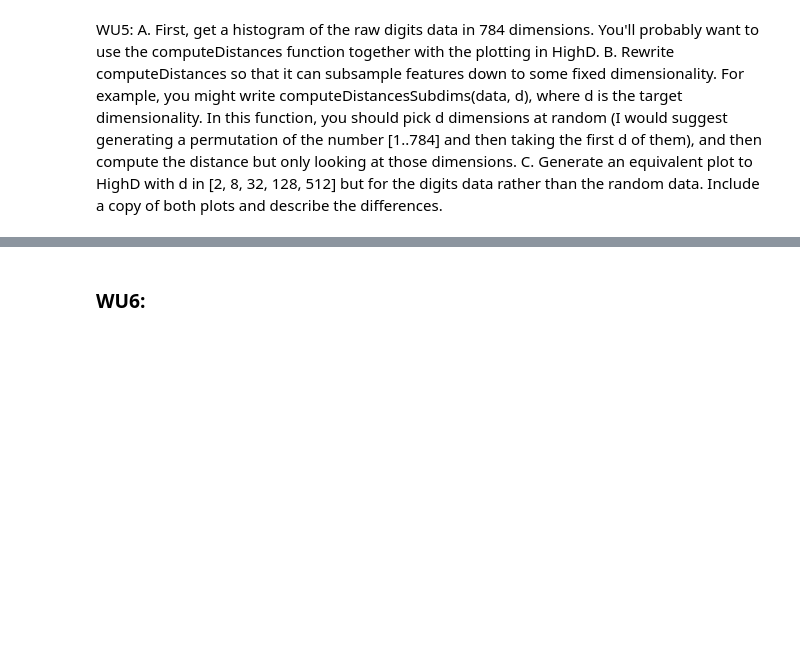
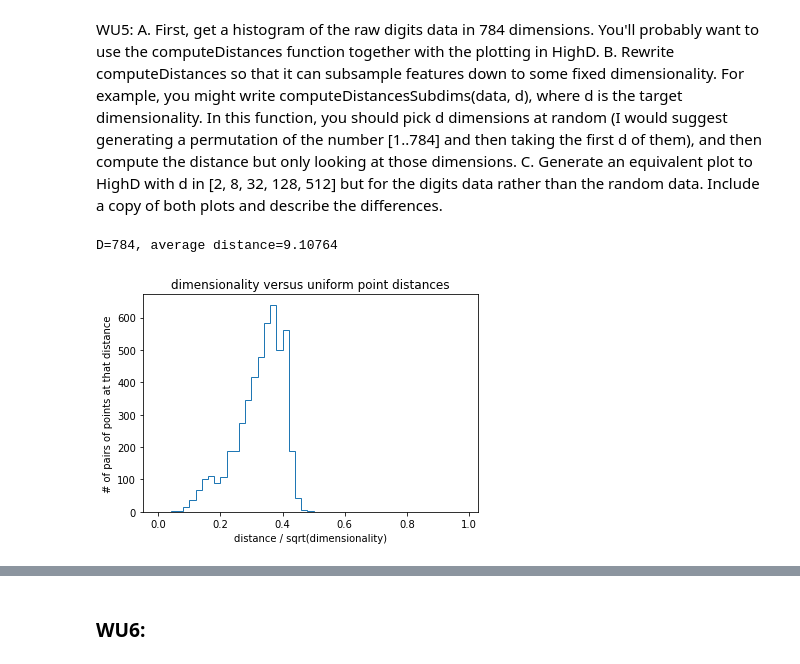
Before and after one commit to chickendreanso/cmsc-422-introduction-to-machine-learning, a Jupyter notebook: p1/WU.ipynb, the cells around one changed output, grey strips where cells are left out. Saved outputs shown, nothing was run; the diff lists cells and outputs as text; code cells hidden in the pictures; blank space fills up the shorter version.

```diff
--- a/p1/WU.ipynb
+++ b/p1/WU.ipynb
@@ -148,3 +152,29 @@ Training accuracy 0.92, test accuracy 0.92
 ### WU5:
 # %% [markdown]
 WU5: A. First, get a histogram of the raw digits data in 784 dimensions. You'll probably want to use the computeDistances function together with the plotting in HighD. B. Rewrite computeDistances so that it can subsample features down to some fixed dimensionality. For example, you might write computeDistancesSubdims(data, d), where d is the target dimensionality. In this function, you should pick d dimensions at random (I would suggest generating a permutation of the number [1..784] and then taking the first d of them), and then compute the distance but only looking at those dimensions. C. Generate an equivalent plot to HighD with d in [2, 8, 32, 128, 512] but for the digits data rather than the random data. Include a copy of both plots and describe the differences.
+# %%
+import HighD
+from numpy import *
+import matplotlib.pyplot as plt
+from math import *
+
+waitForEnter=False
+N    = 200                   # number of examples
+Bins = arange(0, 1, 0.02)
+
+plt.xlabel('distance / sqrt(dimensionality)')
+plt.ylabel('# of pairs of points at that distance')
+plt.title('dimensionality versus uniform point distances')
+
+distances = HighD.computeDistances(datasets.DigitData.X)
+print ("D=%d, average distance=%g" % (784, mean(distances) * sqrt(784)))
+plt.hist(distances,
+         Bins,
+         histtype='step')
+if waitForEnter:
+    plt.legend(['%d dims' % d for d in Dims])
+    plt.show()
+    x = raw_input('Press enter to continue...')
+# %% [output]
+D=784, average distance=9.10764
+[figure, added]
```
Also changed, not shown: parts of 7 cells of this notebook.
